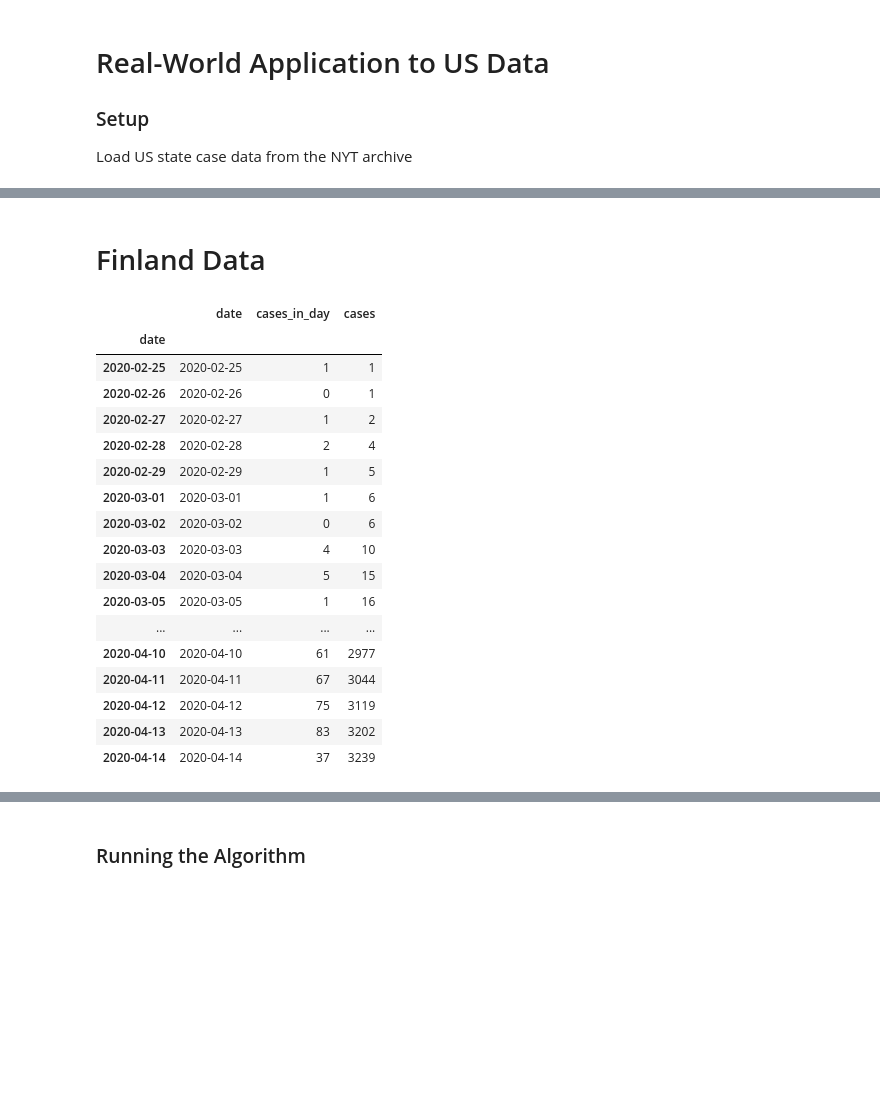
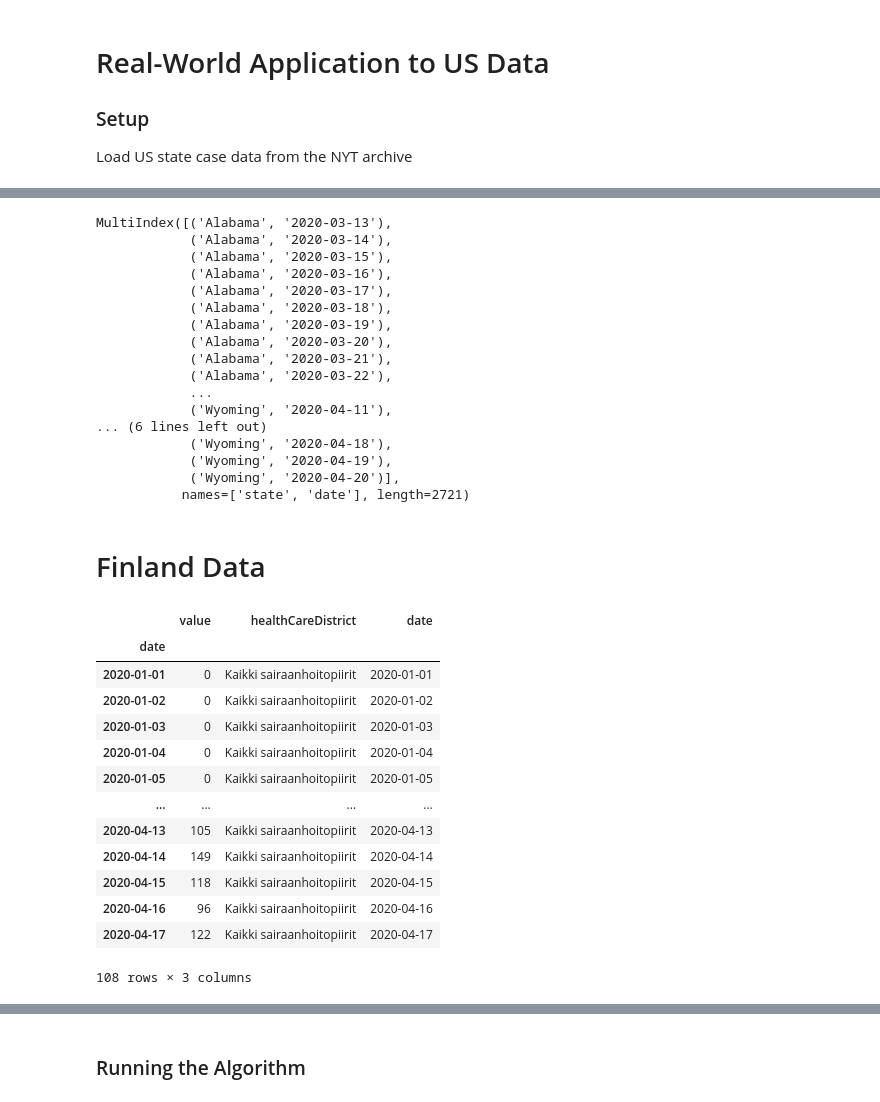
Before and after one commit to k-sys/covid-19, a Jupyter notebook: finland.ipynb, the cells around one changed output, grey strips where cells are left out. Saved outputs shown, nothing was run; the diff lists cells and outputs as text; code cells hidden in the pictures; blank space fills up the shorter version.

```diff
--- a/finland.ipynb
+++ b/finland.ipynb
@@ -73,45 +73,64 @@ Name: cases, Length: 2329, dtype: int64
+# %%
+states.index
+# %% [output]
+MultiIndex([('Alabama', '2020-03-13'),
+            ('Alabama', '2020-03-14'),
+            ('Alabama', '2020-03-15'),
+            ('Alabama', '2020-03-16'),
+            ('Alabama', '2020-03-17'),
+            ('Alabama', '2020-03-18'),
+            ('Alabama', '2020-03-19'),
+            ('Alabama', '2020-03-20'),
+            ('Alabama', '2020-03-21'),
+            ('Alabama', '2020-03-22'),
+            ...
+            ('Wyoming', '2020-04-11'),
+... (6 lines left out)
+            ('Wyoming', '2020-04-18'),
+            ('Wyoming', '2020-04-19'),
+            ('Wyoming', '2020-04-20')],
+           names=['state', 'date'], length=2721)
 # %% [markdown]
 # Finland Data
 # %%
 # TODO: get data straight from THL?
 
-finland = pd.read_csv('finland_stat.csv', sep='\t',
-                      skiprows=1, header=None, names = ['date', 'cases_in_day'],
-                      parse_dates=['date'])
+#finland = pd.read_csv('finland_stat.csv', sep='\t',
+#                      skiprows=1, header=None, names = ['date', 'cases_in_day'],
+#                      parse_dates=['date'])
 #finland.columns = ['date', 'cases_in_day']
 
-# Calc cumulative cases
-cumulative_cases_list = []
-cases_total = 0
-for index, row in finland.iterrows():
-    cases_total += row['cases_in_day']
-    cumulative_cases_list.append(cases_total)
-cumulative_cases_list
-finland['cases'] = cumulative_cases_list
+import requests
 
-# set index
+url = "https://w3qa5ydb4l.execute-api.eu-west-1.amazonaws.com/prod/processedThlData"
+
+payload = ""
+response = requests.request("GET", url, data=payload)
+
+c = response.json()
+
+finland = pd.DataFrame(c['confirmed']['Kaikki sairaanhoitopiirit'])
+finland['date'] = finland['date'].apply(pd.to_datetime).dt.date
 finland.set_index(finland['date'], inplace=True)
 
+finland = finland[:-5]
+
 finland
 # %% [output]
-|  | date | cases_in_day | cases |
+|  | value | healthCareDistrict | date |
 | date |  |  |  |
-| 2020-02-25 | 2020-02-25 | 1 | 1 |
-| 2020-02-26 | 2020-02-26 | 0 | 1 |
-| 2020-02-27 | 2020-02-27 | 1 | 2 |
-| 2020-02-28 | 2020-02-28 | 2 | 4 |
-| 2020-02-29 | 2020-02-29 | 1 | 5 |
-| 2020-03-01 | 2020-03-01 | 1 | 6 |
-| 2020-03-02 | 2020-03-02 | 0 | 6 |
-| 2020-03-03 | 2020-03-03 | 4 | 10 |
-| 2020-03-04 | 2020-03-04 | 5 | 15 |
-| 2020-03-05 | 2020-03-05 | 1 | 16 |
+| 2020-01-01 | 0 | Kaikki sairaanhoitopiirit | 2020-01-01 |
+| 2020-01-02 | 0 | Kaikki sairaanhoitopiirit | 2020-01-02 |
+| 2020-01-03 | 0 | Kaikki sairaanhoitopiirit | 2020-01-03 |
+| 2020-01-04 | 0 | Kaikki sairaanhoitopiirit | 2020-01-04 |
+| 2020-01-05 | 0 | Kaikki sairaanhoitopiirit | 2020-01-05 |
 | ... | ... | ... | ... |
-| 2020-04-10 | 2020-04-10 | 61 | 2977 |
-| 2020-04-11 | 2020-04-11 | 67 | 3044 |
-| 2020-04-12 | 2020-04-12 | 75 | 3119 |
-| 2020-04-13 | 2020-04-13 | 83 | 3202 |
-| 2020-04-14 | 2020-04-14 | 37 | 3239 |
+| 2020-04-13 | 105 | Kaikki sairaanhoitopiirit | 2020-04-13 |
+| 2020-04-14 | 149 | Kaikki sairaanhoitopiirit | 2020-04-14 |
+| 2020-04-15 | 118 | Kaikki sairaanhoitopiirit | 2020-04-15 |
+| 2020-04-16 | 96 | Kaikki sairaanhoitopiirit | 2020-04-16 |
+| 2020-04-17 | 122 | Kaikki sairaanhoitopiirit | 2020-04-17 |
+108 rows × 3 columns
 # %%
 finland['cases']
 # %% [output]
```
Also changed, not shown: parts of 39 cells of this notebook, 1 other file.
